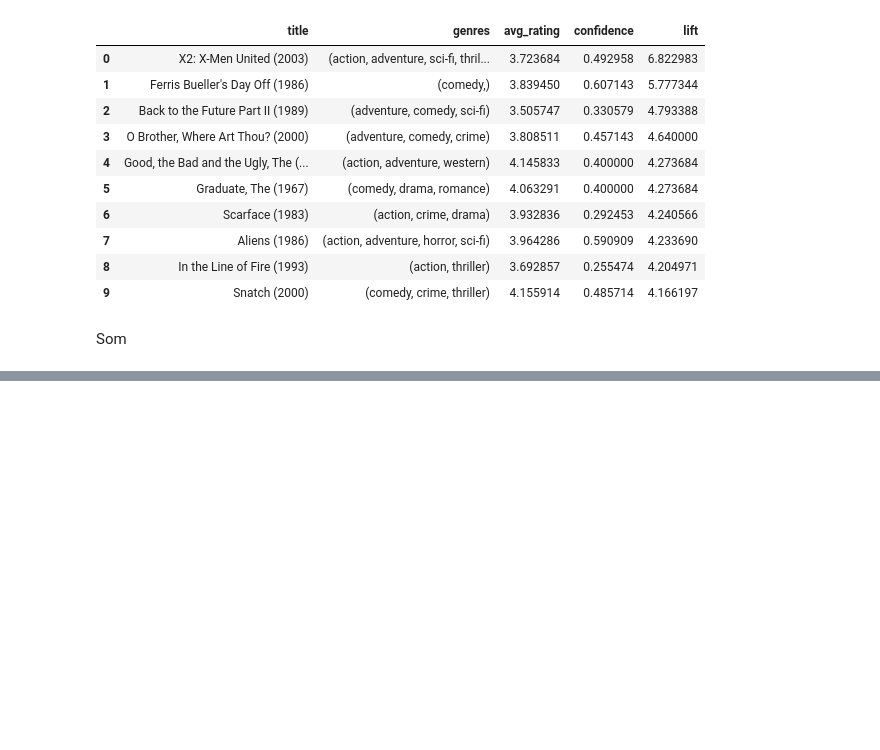
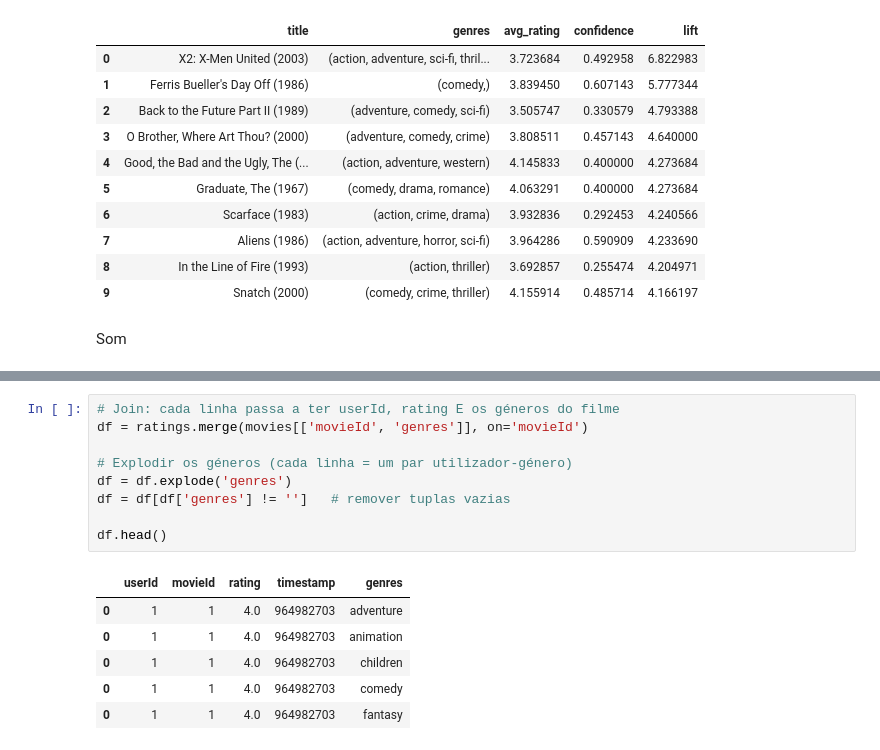
Before and after one commit to rafaelaferr04/ml-latest-small, a Jupyter notebook: ml-latest-small/Notebook_MovieLens.ipynb, the cells around one changed output, grey strips where cells are left out. Saved outputs shown, nothing was run; the diff lists cells and outputs as text; blank space fills up the shorter version.

```diff
--- a/ml-latest-small/Notebook_MovieLens.ipynb
+++ b/ml-latest-small/Notebook_MovieLens.ipynb
@@ -660,0 +666,16 @@ TypeError: 'tuple' object is not callable
+# %%
+# Join: cada linha passa a ter userId, rating E os géneros do filme
+df = ratings.merge(movies[['movieId', 'genres']], on='movieId')
+
+# Explodir os géneros (cada linha = um par utilizador-género)
+df = df.explode('genres')
+df = df[df['genres'] != '']   # remover tuplas vazias
+
+df.head()
+# %% [output]
+|  | userId | movieId | rating | timestamp | genres |
+| 0 | 1 | 1 | 4.0 | 964982703 | adventure |
+| 0 | 1 | 1 | 4.0 | 964982703 | animation |
+| 0 | 1 | 1 | 4.0 | 964982703 | children |
+| 0 | 1 | 1 | 4.0 | 964982703 | comedy |
+| 0 | 1 | 1 | 4.0 | 964982703 | fantasy |
```
Also changed, not shown: parts of 5 cells of this notebook.
